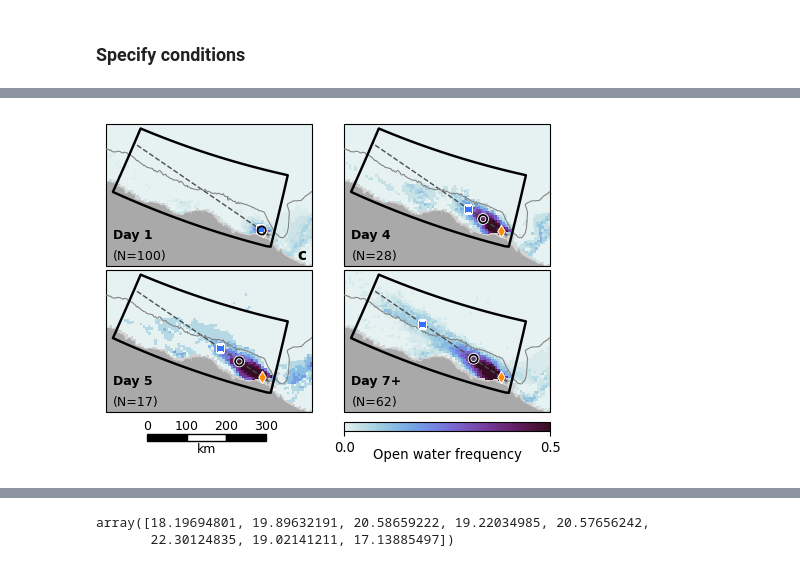
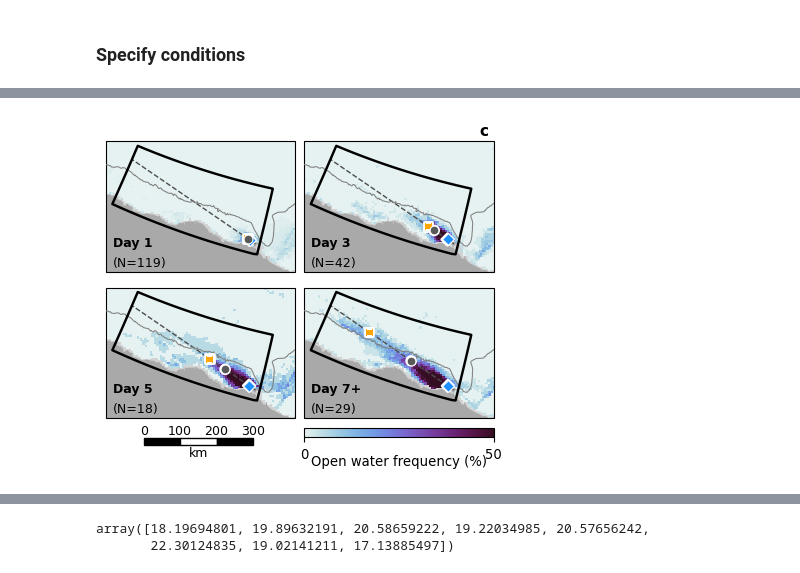
Before and after one commit to mackenziejewell/SBSpolynya, a Jupyter notebook: notebooks/06_EventTimeScaleGrowth.ipynb, the cells around one changed output, grey strips where cells are left out. Cells and saved outputs as stored; diff of their text form; code cells hidden in the pictures.

```diff
--- a/notebooks/06_EventTimeScaleGrowth.ipynb
+++ b/notebooks/06_EventTimeScaleGrowth.ipynb
@@ -314,6 +332,10 @@ df['ta_wp'] = vectors.turning_angle(vw,vp).magnitude
 
 df['cum_drift'] = 0
 df['X_Pease'] = 0
+df['X_Pease_num'] = 0
+df['Vi'] = 0
+df['Fi'] = 0
+df['t95'] = 0
 seqs = np.array(list(set(df.sequence[df.sequence!=-999])))
 
 for ss in seqs:
@@ -322,6 +344,7 @@ for ss in seqs:
 
 
 for IND in np.where(df.year >= 2003)[0]:
+
     # model params
     #===============================
     wf = 0.03 # wind factor
@@ -334,6 +357,11 @@ for IND in np.where(df.year >= 2003)[0]:
     out = Pease_Model_v2(df.iloc[IND:IND+1], wf=wf, ta=ta, poly_dir=poly_dir, Hi = Hi, show_plot = False)
     X_num, X_max, t95, X_zip, Ta, Vi, wind_speed, east_wind, Fi = out
     df.loc[IND, 'X_Pease'] = X_max
+    df.loc[IND
+           , 'X_Pease_num'] = X_num
+    df.loc[IND, 't95'] = t95
+    df.loc[IND, 'Vi'] = Vi
+    df.loc[IND, 'Fi'] = Fi
 
 
 # identify base period
@@ -726,0 +1493,8 @@ for ss in long_events:
+# %%
+fig, ax = plt.subplots(figsize=(3,3))
+plt.hist(all_notlast, bins=np.arange(-150,150,5), alpha=0.5);
+plt.axvline(np.nanmedian(all_notlast), c='b')
+
+
+plt.hist(all_tolast, bins=np.arange(-150,150,5), alpha=0.5);
+plt.axvline(np.nanmedian(all_tolast), c='r')
@@ -778,7 +1593,7 @@ open_thresh=10
 
 map_sic = {}
 
-for key in list(across.keys())[2:-2]:
+for key in list(across.keys()):
 
     print(key)
     map_sic[key] = unisic.calc_meansic_openfreq(pd.to_datetime(across[key]['date']), crop=crop, nan_frac = 0.05,
@@ -797,6 +1615,6 @@ $t_{f}$
 # %%
 fig, axs = fn.makemap(view='wider_zoom3', contours = [-100],
-                      panels=(2,2), figsize=(6,3.75))
+                      panels=(2,2), figsize=(5,3.75))
 plt.subplots_adjust(hspace=0.025, wspace=0.05)
 
 
@@ -827,7 +1645,7 @@ FS = 9
 # for key, n in zip([f'{m}' for m in [1,3,5,7,9]]+[f'10+'],
 #                      range(6)):
 
-for key, n in zip([f'{m}' for m in [1,4,5]]+['7+'],
+for key, n in zip([f'{m}' for m in [1,3,5]]+['7+'],
                      range(4)):
 
     print(key)
@@ -842,15 +1660,21 @@ for key, n in zip([f'{m}' for m in [1,4,5]]+['7+'],
     ax.text(0.035,0.175,f'Day {key}', weight='bold', ha='left', va='bottom', transform=ax.transAxes, size=FS)
     ax.text(0.035,0.025,f'(N={len(across[key]['date'])})', ha='left', va='bottom', transform=ax.transAxes, size=FS)
 
-    mesh = ax.pcolormesh(map_sic[key]['xx'], map_sic[key]['yy'], map_sic[key]['open_freq'],
-              vmin=0, vmax=0.5, cmap=cmocean.cm.dense, transform=dsic['proj'])
+    mesh = ax.pcolormesh(map_sic[key]['xx'], map_sic[key]['yy'], 100*map_sic[key]['open_freq'],
+              vmin=0, vmax=50, cmap=cmocean.cm.dense, transform=dsic['proj'])
+
+
+#     mesh = ax.pcolormesh(map_sic[key]['xx'], map_sic[key]['yy'], poly_maps[key]/total_maps[key],
+#               vmin=0, vmax=0.5, cmap=cmocean.cm.dense, transform=dsic['proj'])
+
+
 
 #     mesh = ax.pcolormesh(dsic['xx'], dsic['yy'], 100*poly_maps[key]/total_maps[key],
 #               vmin=0, vmax=0.5, cmap=cmocean.cm.dense, transform=dsic['proj'])
 
 
-#     mesh = ax.contourf(map_sic[key]['xx'], map_sic[key]['yy'], map_sic[key]['open_freq'],
-#           vmin=0, vmax=0.5, levels = np.arange(0,0.5,0.05), extend='max', cmap=cmocean.cm.dense, transform=dsic['proj'])
+#     mesh = ax.contourf(map_sic[key]['xx'], map_sic[key]['yy'], 100*map_sic[key]['open_freq'],
+#           vmin=0, vmax=50, levels = np.arange(0,50,5), extend='max', cmap=cmocean.cm.dense, transform=dsic['proj'])
 
 #     mesh = ax.pcolormesh(map_sic[key]['xx'], map_sic[key]['yy'], map_sic[key]['open_freq'],
 #               vmin=0, vmax=0.6, cmap=cmocean.cm.dense, transform=dsic['proj'])
@@ -866,29 +1690,42 @@ for key, n in zip([f'{m}' for m in [1,4,5]]+['7+'],
 
 
 
-    for group, fc, ec, marker, ms, lw in zip([latt[2:-2], wind[2:-2], obss[2:-2]],
-                                       [ color, color1, 'None'],
-                                       [ 'white', 'white', 'k'],
-                                       ['d','s', 'o'], [40, 30, 35], [0.75,0.75,1.25]):
+    for group, fc, ec, marker, ms, lw in zip([latt, wind, obss],
+                                       [ 'dodgerblue', 'orange', [0.35]*3],
+                                       [ 'white', 'white', 'white'],
+                                       ['D','s', 'o'], [35, 40, 40], [0.75,0.75,0.75]):
 
 
-        distance = (group[np.where(np.array(list(across.keys()))[2:-2]==key)]*units('km')).to('m').magnitude
+        distance = (group[np.where(np.array(list(across.keys()))==key)]*units('km')).to('m').magnitude
 
         endlon, endlat, backaz = g.fwd(startlon, startlat, -55, distance)
         ax.scatter(endlon, endlat, transform=ccrs.PlateCarree(),
                    s=ms, marker=marker, facecolor=fc, edgecolor=ec,lw=lw, zorder=102)
+#         ax.scatter(endlon, endlat, transform=ccrs.PlateCarree(),
+#                s=ms, marker=marker, facecolor='None', edgecolor=fc,lw=1.5, zorder=102)
+
+        ax.scatter(endlon, endlat, transform=ccrs.PlateCarree(),
+               s=ms, marker=marker, facecolor='None', edgecolor='white',lw=2, zorder=101)
 
 
-    endlon, endlat, backaz = g.fwd(startlon, startlat, -55, distance)
-    ax.scatter(endlon, endlat, transform=ccrs.PlateCarree(),
-               s=ms, marker=marker, facecolor='None', edgecolor='white',lw=2.5, zorder=101)
+#     endlon, endlat, backaz = g.fwd(startlon, startlat, -55, distance)
+#     ax.scatter(endlon, endlat, transform=ccrs.PlateCarree(),
+#                s=ms, marker=marker, facecolor='None', edgecolor='white',lw=2.5, zorder=101)
 
-axs[2].text(0.975,1.05, f'c', weight='bold',
-                ha='right', va='bottom', size=FS+2, transform=axs[2].transAxes)
+# axs[2].text(0.975,1.05, f'c', weight='bold',
+#                 ha='right', va='bottom', size=FS+2, transform=axs[2].transAxes)
+
+# for aa, ax in enumerate(axs):
+#     ax.text(0.975,0.95, f'{chr(aa+97)}', weight='bold',
+#                 ha='right', va='top', transform=ax.transAxes)
+
+ax = axs[1]
+ax.text(0.975,1.025, f'c', weight='bold',
+            ha='right', va='bottom', size=FS+2, transform=ax.transAxes)
 
 plotter.add_colorbar(fig, axs[-1], [mesh], cb_placement='bottom', cb_orientation='auto',
-                     cb_width=0.025, cb_length_fraction=[0, 1], cb_pad=0.025, cb_ticks=[0,0.5],
-                     cb_ticklabels='auto', cb_extend='neither', cb_label='Open water frequency', labelpad=-5,
+                     cb_width=0.025, cb_length_fraction=[0, 1], cb_pad=0.025, cb_ticks=[0,50],
+                     cb_ticklabels='auto', cb_extend='neither', cb_label='Open water frequency (%)', labelpad=-5,
                      cb_label_placement='auto', cb_tick_placement='auto', tick_kwargs=None,
                      cb_labelsize=FS+0.5, draw_edges=False, edge_params=['k', 2])
 
@@ -897,5 +1734,7 @@ geomap.scalebar(axs[-2], loc=(0.2, -0.2), steps=[100,200,300],unit='km',
                 bar_width=0.05, labelpad=0.015, ticklabelpad=0.01, zorder=100, clip_on=False)
 
 # fig.savefig('../figures/results/dailyevent_maps_nomarkers.png', dpi=400, bbox_inches='tight', pad_inches=0)
+
+fig.savefig('/Users/mackenziejewell/Desktop/dailyevent_maps_nomarkers.png', dpi=400, bbox_inches='tight', pad_inches=0)
 # %% [output]
 1
@@ -903,3 +1742,3 @@ geomap.scalebar(axs[-2], loc=(0.2, -0.2), steps=[100,200,300],unit='km',
 5
 7+
-[figure, old version]
+[figure, new version]
```
Also changed, not shown: parts of 103 cells of this notebook, 1 other file.
